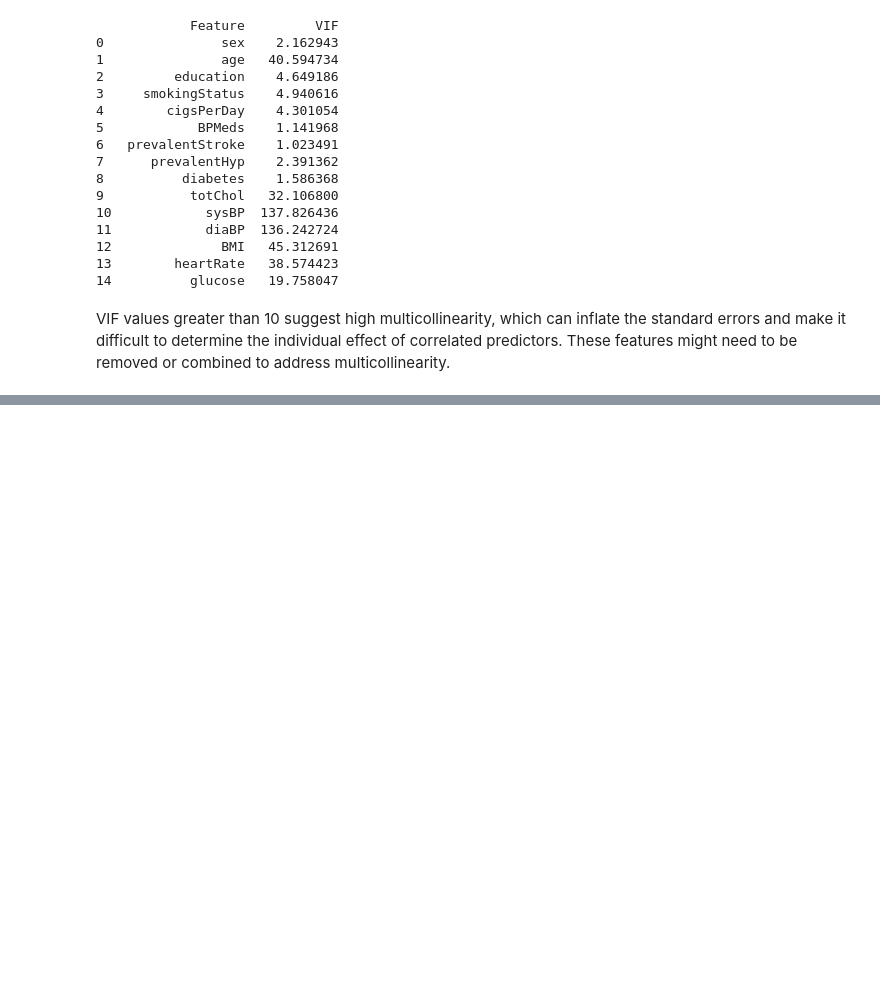
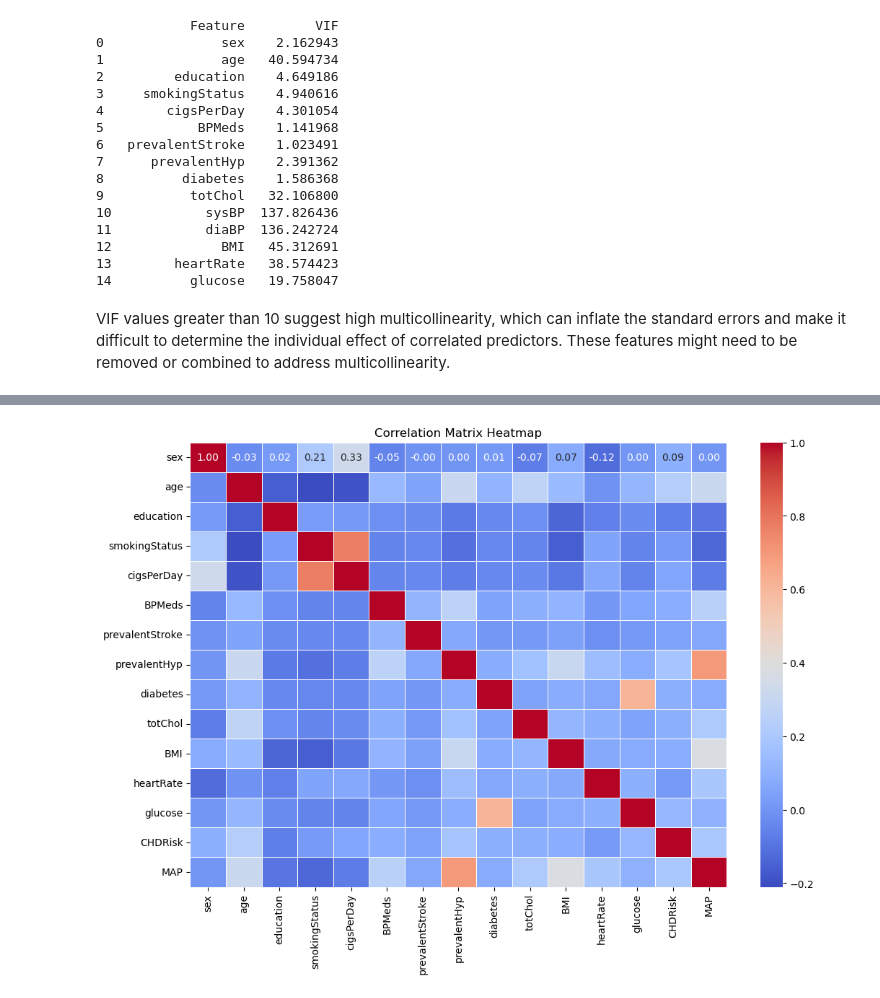
Before and after one commit to TyliOnel/Project_4-Group_5-Heart_Health, a Jupyter notebook: Data_exploration.ipynb, the cells around one changed output, grey strips where cells are left out. Cells and saved outputs as stored; diff of their text form; code cells hidden in the pictures; blank space fills up the shorter version.

```diff
--- a/Data_exploration.ipynb
+++ b/Data_exploration.ipynb
@@ -223,0 +230,4 @@ VIF values greater than 10 suggest high multicollinearity, which can inflate the
+# %%
+# Adding Mean Arterial Pressure to the dataset
+df_cleaned.loc[:,'MAP'] = df_cleaned['diaBP'] + 1/3 * (df_cleaned['sysBP'] - df_cleaned['diaBP'])
+df_cleaned.head()
@@ -223,0 +246,4 @@ VIF values greater than 10 suggest high multicollinearity, which can inflate the
+# %%
+# Dropping systolic and diastolic blood pressure columns from the dataset
+df_cleaned.drop(columns=['diaBP', 'sysBP'], inplace=True)
+df_cleaned.head()
@@ -223,0 +261,9 @@ VIF values greater than 10 suggest high multicollinearity, which can inflate the
+# %%
+# Visualizing the correlation matrix
+corr_matrix = df_cleaned.corr()
+plt.figure(figsize=(12, 8))
+sns.heatmap(corr_matrix, annot=True, cmap='coolwarm', linewidths=0.5, fmt=".2f")
+plt.title('Correlation Matrix Heatmap')
+plt.show()
+# %% [output]
+[figure, added]
```
Also changed, not shown: parts of 9 cells of this notebook.
